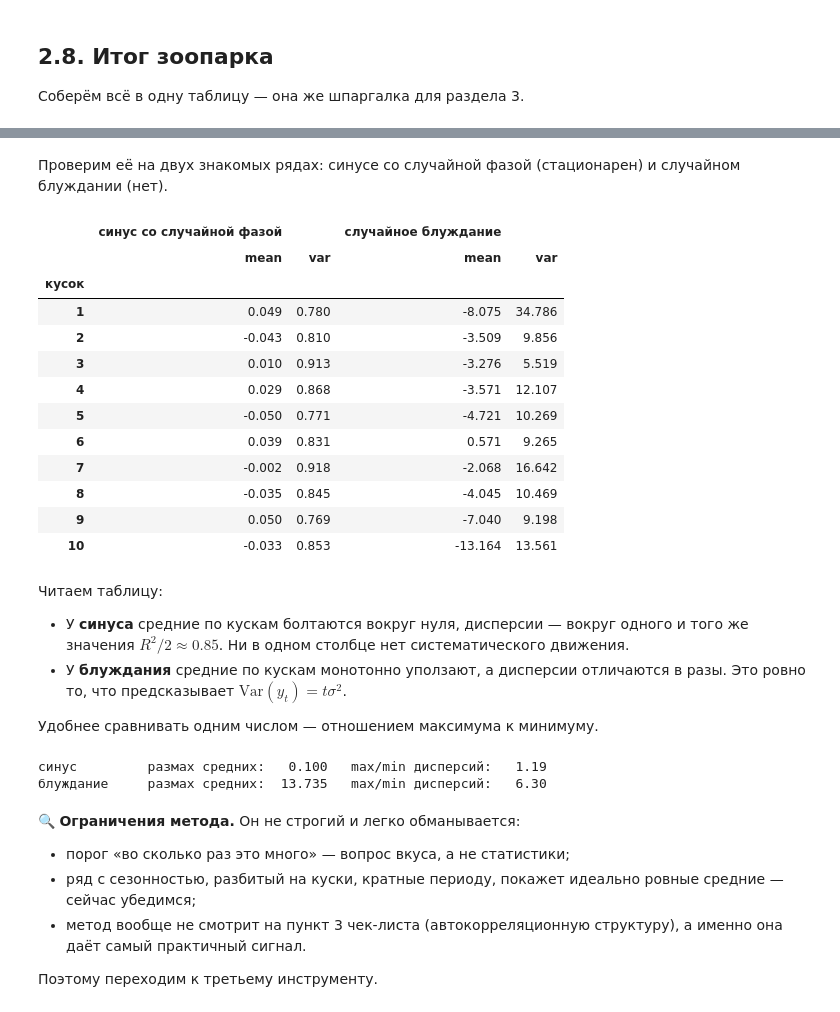
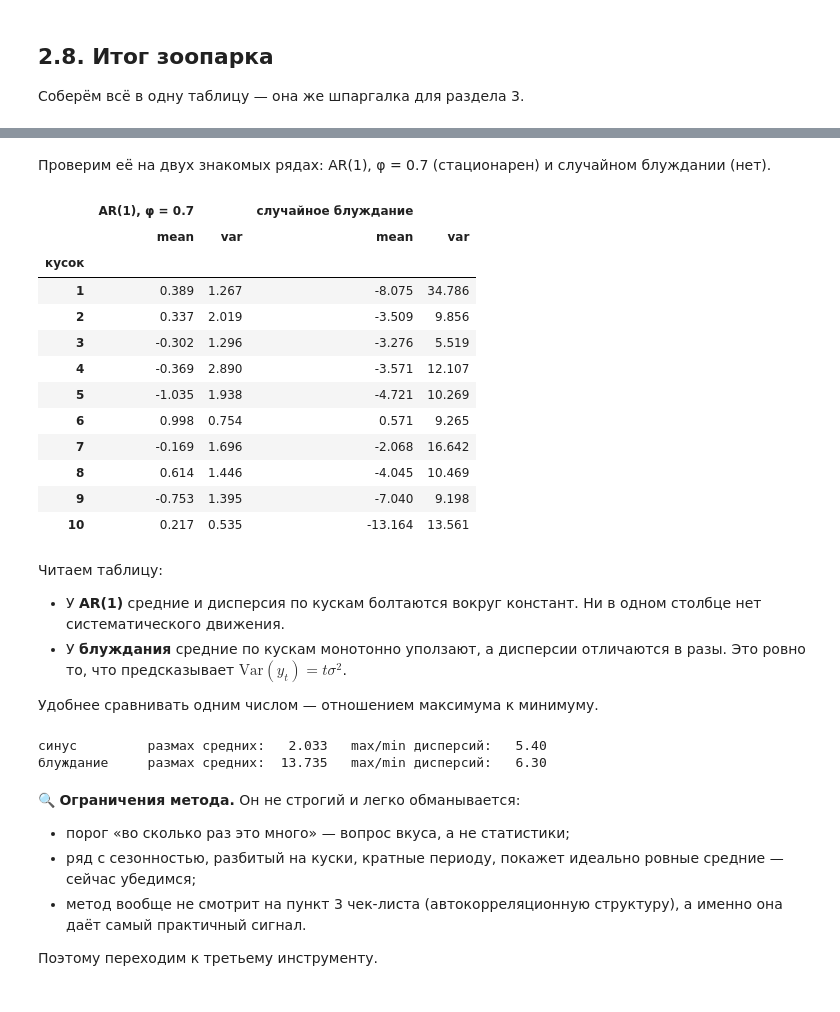
Before and after one commit to alex-hse-repository/time-series-cu-2026, a Jupyter notebook: week_4/part_1/01. Стационарность- определение, примеры, диагностика.ipynb, the cells around one changed output, grey strips where cells are left out. Cells and saved outputs as stored; diff of their text form; code cells hidden in the pictures.

```diff
--- a/week_4/part_1/01. Стационарность- определение, примеры, диагностика.ipynb
+++ b/week_4/part_1/01. Стационарность- определение, примеры, диагностика.ipynb
@@ -76,7 +73,7 @@ n_paths = 300  # сколько возможных будущих рисуем
 y_start = 4.0
 
 futures = {}
-for name, phi in [("(A) стационарный: φ = 0.7", 0.7), ("(B) нестационарный: φ = 1.0", 1.0)]:
+for name, phi in [("(A) стационарный: φ = 0.7", 0.7), ("(B) нестационарный: φ = 1.05", 1.05)]:
     paths = np.empty((n_paths, h))
     prev = np.full(n_paths, y_start)
     for step in range(h):
@@ -793,36 +635,35 @@ def chunk_stats(y, k=10):
         index=pd.RangeIndex(1, k + 1, name="кусок"),
     )
 # %% [markdown]
-Проверим её на двух знакомых рядах: синусе со случайной фазой
+Проверим её на двух знакомых рядах: AR(1), φ = 0.7
 (стационарен) и случайном блуждании (нет).
 # %%
-stats_cyc = chunk_stats(cyc, k=10)
+stats_cyc = chunk_stats(ar_samples["AR(1), φ = 0.7"], k=10)
 stats_rw = chunk_stats(rand_walk, k=10)
 
 comparison = pd.concat(
-    {"синус со случайной фазой": stats_cyc[["mean", "var"]], "случайное блуждание": stats_rw[["mean", "var"]]},
+    {"AR(1), φ = 0.7": stats_cyc[["mean", "var"]], "случайное блуждание": stats_rw[["mean", "var"]]},
     axis=1,
 )
 comparison.round(3)
 # %% [output]
-|  | синус со случайной фазой |  | случайное блуждание |  |
+|  | AR(1), φ = 0.7 |  | случайное блуждание |  |
 |  | mean | var | mean | var |
 | кусок |  |  |  |  |
-| 1 | 0.049 | 0.780 | -8.075 | 34.786 |
-| 2 | -0.043 | 0.810 | -3.509 | 9.856 |
-| 3 | 0.010 | 0.913 | -3.276 | 5.519 |
-| 4 | 0.029 | 0.868 | -3.571 | 12.107 |
-| 5 | -0.050 | 0.771 | -4.721 | 10.269 |
-| 6 | 0.039 | 0.831 | 0.571 | 9.265 |
-| 7 | -0.002 | 0.918 | -2.068 | 16.642 |
-| 8 | -0.035 | 0.845 | -4.045 | 10.469 |
-| 9 | 0.050 | 0.769 | -7.040 | 9.198 |
-| 10 | -0.033 | 0.853 | -13.164 | 13.561 |
+| 1 | 0.389 | 1.267 | -8.075 | 34.786 |
+| 2 | 0.337 | 2.019 | -3.509 | 9.856 |
+| 3 | -0.302 | 1.296 | -3.276 | 5.519 |
+| 4 | -0.369 | 2.890 | -3.571 | 12.107 |
+| 5 | -1.035 | 1.938 | -4.721 | 10.269 |
+| 6 | 0.998 | 0.754 | 0.571 | 9.265 |
+| 7 | -0.169 | 1.696 | -2.068 | 16.642 |
+| 8 | 0.614 | 1.446 | -4.045 | 10.469 |
+| 9 | -0.753 | 1.395 | -7.040 | 9.198 |
+| 10 | 0.217 | 0.535 | -13.164 | 13.561 |
 # %% [markdown]
 Читаем таблицу:
 
-* У **синуса** средние по кускам болтаются вокруг нуля, дисперсии — вокруг
-  одного и того же значения $R^2/2 \approx 0.85$. Ни в одном столбце нет
+* У **AR(1)** средние и дисперсия по кускам болтаются вокруг констант. Ни в одном столбце нет
   систематического движения.
 * У **блуждания** средние по кускам монотонно уползают, а дисперсии
   отличаются в разы. Это ровно то, что предсказывает $\mathrm{Var}(y_t) = t\sigma^2$.
@@ -834,7 +675,7 @@ for name, tbl in [("синус", stats_cyc), ("блуждание", stats_rw)]:
     ratio_var = tbl["var"].max() / tbl["var"].min()
     print(f"{name:12s}  размах средних: {spread_mean:7.3f}   max/min дисперсий: {ratio_var:6.2f}")
 # %% [output]
-синус         размах средних:   0.100   max/min дисперсий:   1.19
+синус         размах средних:   2.033   max/min дисперсий:   5.40
 блуждание     размах средних:  13.735   max/min дисперсий:   6.30
 # %% [markdown]
 🔍 **Ограничения метода.** Он не строгий и легко обманывается:
```
Also changed, not shown: parts of 39 cells of this notebook, 11 other files.
